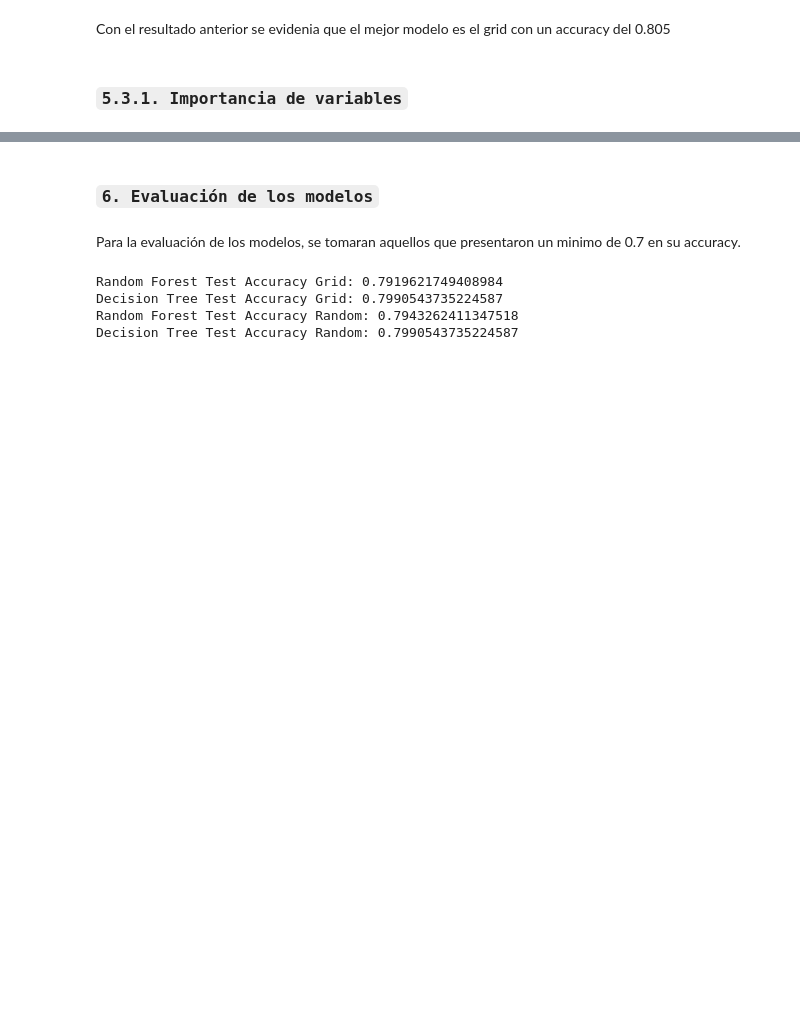
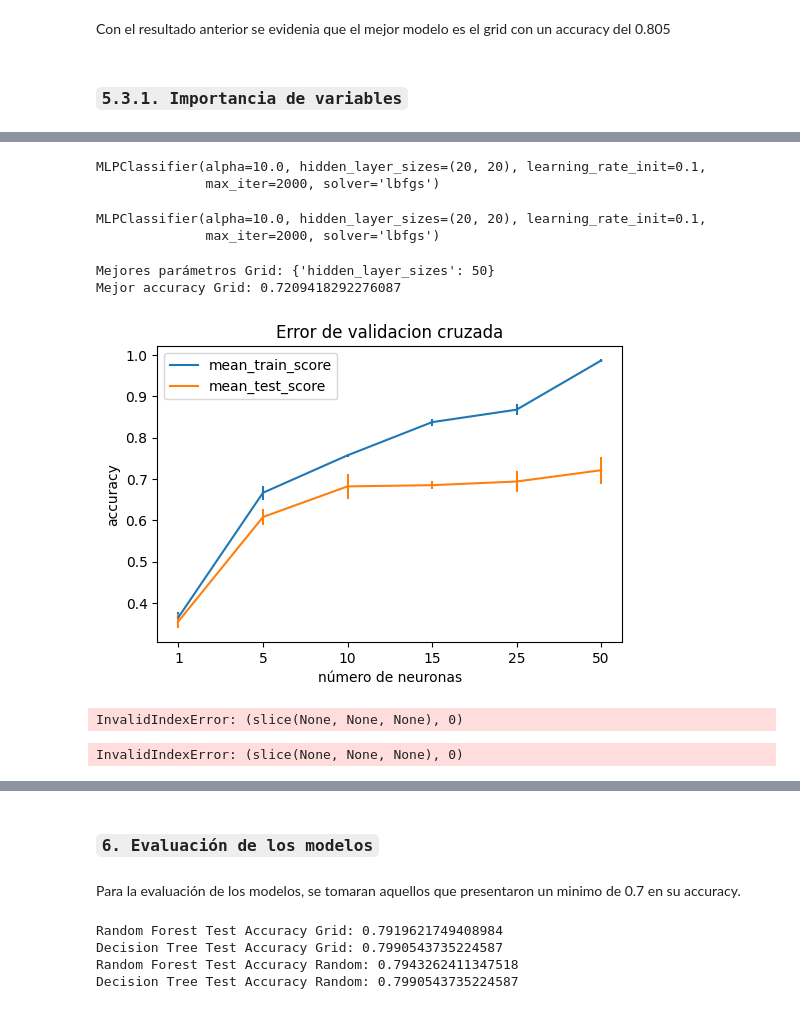
Before and after one commit to JuliethLambrano930/Proyecto_Final, a Jupyter notebook: Notebooks/aprendizaje_supervisado.ipynb, the cells around one changed output, grey strips where cells are left out. Saved outputs shown, nothing was run; the diff lists cells and outputs as text; code cells hidden in the pictures; blank space fills up the shorter version.

```diff
--- a/Notebooks/aprendizaje_supervisado.ipynb
+++ b/Notebooks/aprendizaje_supervisado.ipynb
@@ -474,0 +550,4 @@ ax.figure.tight_layout()
+# %%
+random_search_RL = RandomizedSearchCV(LogisticRegression(), parametros_grid, cv=5, scoring='accuracy')
+
+random_search_RL.fit(Pres.transform(X_train), y_train)
@@ -474,0 +574,10 @@ ax.figure.tight_layout()
+# %%
+Logistica = LogisticRegression()
+
+Modelo_RL = Pipeline(
+    [
+        ("Preprocesamiento", Preprocesamiento),
+        ("Clasificador_RL", Logistica),
+    ]
+)
+Modelo_RL.fit(X_train, y_train)
@@ -474,0 +606,12 @@ ax.figure.tight_layout()
+# %%
+modelo = grid.best_estimator_
+modelo
+# %% [output]
+MLPClassifier(alpha=10.0, hidden_layer_sizes=(20, 20), learning_rate_init=0.1,
+              max_iter=2000, solver='lbfgs')
+# %%
+modelo_final = grid.best_estimator_
+modelo_final
+# %% [output]
+MLPClassifier(alpha=10.0, hidden_layer_sizes=(20, 20), learning_rate_init=0.1,
+              max_iter=2000, solver='lbfgs')
@@ -474,0 +621,20 @@ ax.figure.tight_layout()
+# %%
+param_grid = {'hidden_layer_sizes':[1, 5, 10, 15, 25, 50]}
+
+
+grid = GridSearchCV(
+        estimator = MLPClassifier(
+                        learning_rate_init=0.01,
+                        solver = 'lbfgs',
+                        alpha  = 0,
+                        max_iter = 5000,
+                        random_state = 17
+                    ),
+        param_grid = param_grid,
+        scoring    = 'accuracy',
+        cv         = 5,
+        refit      = True,
+        return_train_score = True
+      )
+
+Modelo_RN = grid.fit(X=Pres.transform(X_train), y=y_train)
@@ -474,0 +645,26 @@ ax.figure.tight_layout()
+# %%
+# Grid
+print("Mejores parámetros Grid:", Modelo_RN.best_params_)
+print("Mejor accuracy Grid:", Modelo_RN.best_score_)
+# %% [output]
+Mejores parámetros Grid: {'hidden_layer_sizes': 50}
+Mejor accuracy Grid: 0.7209418292276087
+# %%
+fig, ax = plt.subplots(figsize=(6, 3.84))
+scores = pd.DataFrame(grid.cv_results_)
+scores.plot(x='param_hidden_layer_sizes', y='mean_train_score', yerr='std_train_score', ax=ax)
+scores.plot(x='param_hidden_layer_sizes', y='mean_test_score', yerr='std_test_score', ax=ax)
+ax.set_ylabel('accuracy')
+ax.set_xlabel('número de neuronas')
+ax.set_title('Error de validacion cruzada');
+# %% [output]
+[figure, added]
+# %%
+grid_x1 = np.linspace(start=min(X[:, 0]), stop=max(X[:, 0]), num=100)
+grid_x2 = np.linspace(start=min(X[:, 1]), stop=max(X[:, 1]), num=100)
+# %% [output]
+InvalidIndexError: (slice(None, None, None), 0)
+# %%
+min(X_train[:, 0])
+# %% [output]
+InvalidIndexError: (slice(None, None, None), 0)
```
Also changed, not shown: parts of 23 cells of this notebook.
